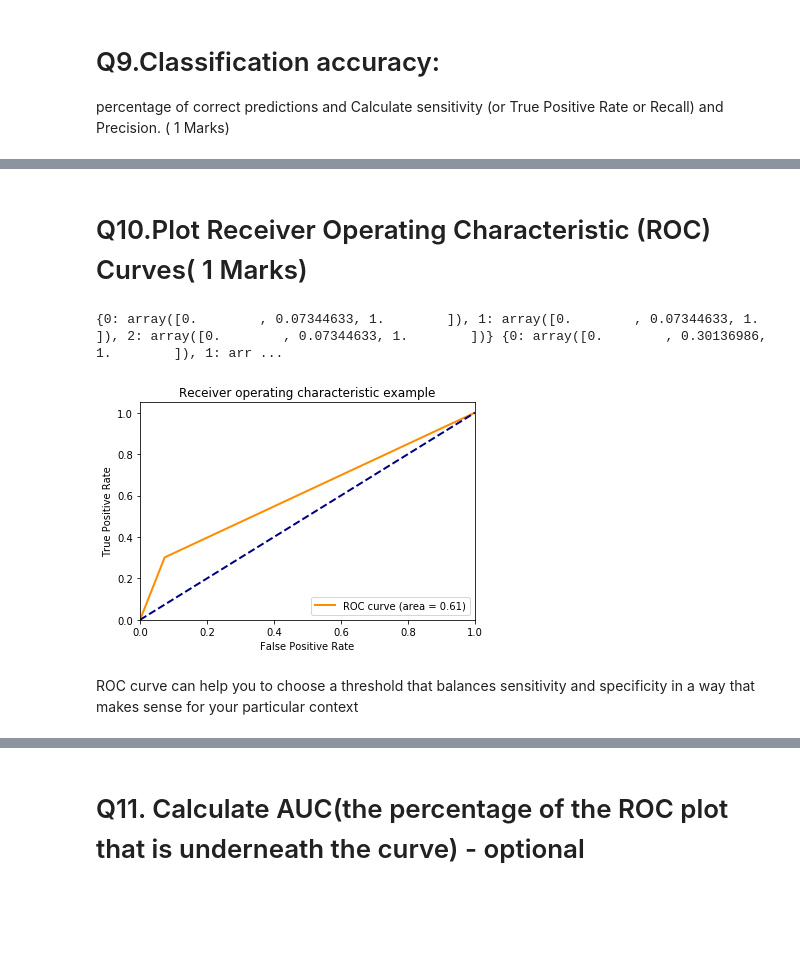
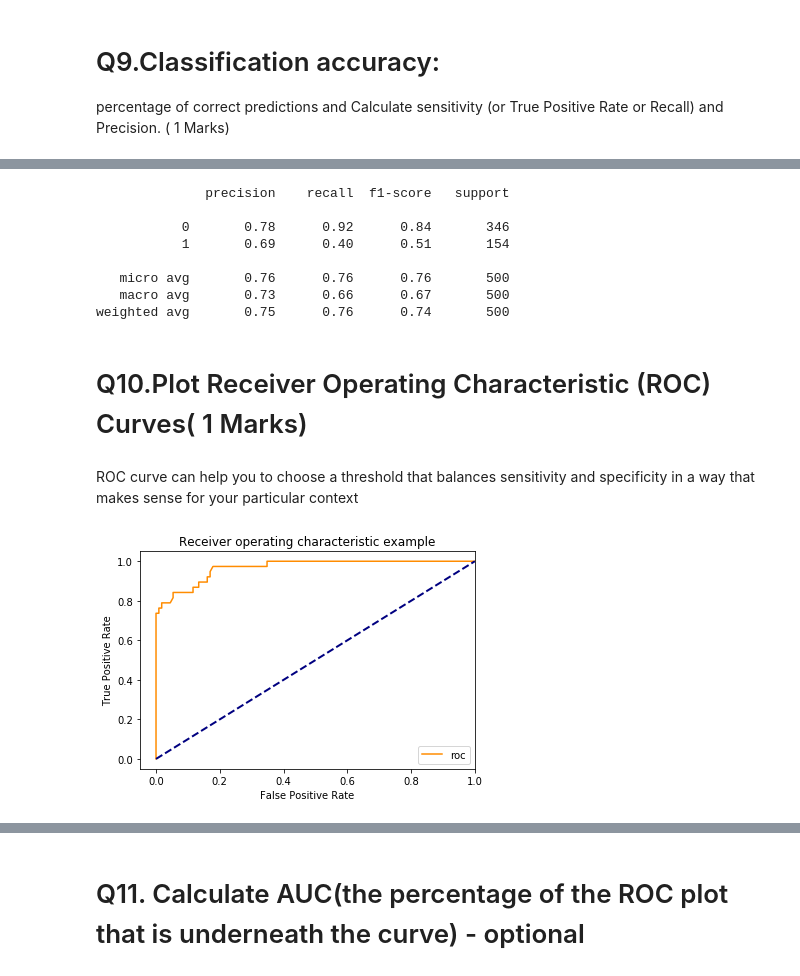
Before and after one commit to Malaratgithub/Machine-Learning-Python, a Jupyter notebook: R4/Lab/External/R4_External_Lab_Validation_Accuracy (1).ipynb, the cells around one changed output, grey strips where cells are left out. Cells and saved outputs as stored; diff of their text form; code cells hidden in the pictures; blank space fills up the shorter version.

```diff
--- a/R4/Lab/External/R4_External_Lab_Validation_Accuracy (1).ipynb
+++ b/R4/Lab/External/R4_External_Lab_Validation_Accuracy (1).ipynb
@@ -31,7 +25,7 @@ gc_df.sample(5)
 X = gc_df.drop(labels= "default" , axis = 1)
 Y = gc_df['default']
 from sklearn.model_selection import train_test_split
-model_data,X_test,Y_train,Y_test = train_test_split(X,Y, test_size=0.50, random_state=98098979)
+X_trainOrg,X_testOrg,Y_trainOrg,Y_testOrg = train_test_split(X,Y, test_size=0.50, random_state=98098979)
 # %%
 # Lets build a Ensemble model but need to modify the dataset first
 # %% [markdown]
@@ -78,10 +85,12 @@ model_data = pd.get_dummies(model_data)
 ### Q3 Split Train/Test data 70:30 ratio( 1 Marks)
 ##### Hint:from sklearn.model_selection import train_test_split
 # %%
+# As mentioned in the Q1, for this use case 50% of original data is picked up for the split.
+X_trainOrg = pd.get_dummies(X_trainOrg)
 from sklearn.model_selection import train_test_split
-X = np.array(model_data)
-Y = Y_train
-X_trainset,X_test,Y_trainset,Y_test = train_test_split(X,Y, test_size=0.30, random_state=9878909)
+X = np.array(X_trainOrg)
+Y = Y_trainOrg
+X_train,X_test,Y_train,Y_test = train_test_split(X,Y, test_size=0.30, random_state=9878909)
 print('Shape of train set data {0}'.format(X_trainset.shape))
 print('Shape of train set data {0}'.format(X_test.shape))
 # %% [output]
@@ -95,10 +104,10 @@ from sklearn.ensemble import RandomForestClassifier
 from scipy.stats import zscore
 rf_model = RandomForestClassifier(n_jobs=2, n_estimators=500, criterion='entropy', random_state=9999)
 
-X_train_scaled = zscore(X_trainset)
+X_train_scaled = zscore(X_train)
 X_test_scaled = zscore(X_test)
 
-rf_model.fit(X_train_scaled, Y_trainset)
+rf_model.fit(X_train_scaled, Y_train)
 # %% [output]
 RandomForestClassifier(bootstrap=True, class_weight=None, criterion='entropy',
             max_depth=None, max_features='auto', max_leaf_nodes=None,
@@ -206,37 +204,35 @@ Precision
+# %%
+print(metrics.classification_report(Y_testOrg, predicted))
+# %% [output]
+              precision    recall  f1-score   support
+
+           0       0.78      0.92      0.84       346
+           1       0.69      0.40      0.51       154
+
+   micro avg       0.76      0.76      0.76       500
+   macro avg       0.73      0.66      0.67       500
+weighted avg       0.75      0.76      0.74       500
 # %% [markdown]
 # Q10.Plot Receiver Operating Characteristic (ROC) Curves( 1 Marks)
 # %%
-#Hint: Use roc_curve
-from sklearn.metrics import roc_curve,auc
-from sklearn.preprocessing import label_binarize
-y = label_binarize(Y, classes=[0, 1, 2])
-n_classes = y.shape[1]
-# Compute ROC curve and ROC area for each class
-fpr = dict()
-tpr = dict()
-roc_auc = dict()
-for i in range(n_classes):
-    fpr[i], tpr[i], _ = roc_curve(Y, predicted)
-    roc_auc[i] = auc(fpr[i], tpr[i])
-print(fpr, tpr)
-# Compute micro-average ROC curve and ROC area
-fpr["micro"], tpr["micro"], _ = roc_curve(Y.ravel(), predicted.ravel())
-roc_auc["micro"] = auc(fpr["micro"], tpr["micro"])
-roc_curve(Y, predicted)
-plt.figure()
-lw = 2
-plt.plot(fpr[2], tpr[2], color='darkorange',
-         lw=lw, label='ROC curve (area = %0.2f)' % roc_auc[2])
-plt.plot([0, 1], [0, 1], color='navy', lw=lw, linestyle='--')
-plt.xlim([0.0, 1.0])
-plt.ylim([0.0, 1.05])
-plt.xlabel('False Positive Rate')
-plt.ylabel('True Positive Rate')
-plt.title('Receiver operating characteristic example')
-plt.legend(loc="lower right")
-plt.show()
+def plot_roc(fpr, tpr):
+    plt.plot(fpr,tpr,label="roc", color='darkorange')
+    plt.legend(loc=4)
+    plt.plot([0, 1], [0, 1], color='navy', lw=lw, linestyle='--')
+    plt.xlim([-0.05, 1])
+    plt.ylim([-0.05, 1.05])
+    plt.xlabel('False Positive Rate')
+    plt.ylabel('True Positive Rate')
+    plt.title('Receiver operating characteristic example')
+    plt.legend(loc="lower right")
+    plt.show()
-# %% [output]
-{0: array([0.        , 0.07344633, 1.        ]), 1: array([0.        , 0.07344633, 1.        ]), 2: array([0.        , 0.07344633, 1.        ])} {0: array([0.        , 0.30136986, 1.        ]), 1: arr ...
-[figure, removed]
 # %% [markdown]
 ROC curve can help you to choose a threshold that balances sensitivity and specificity in a way that makes sense for your particular context
+# %%
+# There is a confusion in choosing the model splits that we have done. Here I have taken 70:30.
+y_probs = rf_model.predict_proba(X_test_scaled)
+probs=y_probs[:,1]
+fpr, tpr, threshold = roc_curve(Y_test, probs)
+plot_roc(fpr,tpr)
+# %% [output]
+[figure, added]
```
Also changed, not shown: parts of 19 cells of this notebook, 1 other file.
